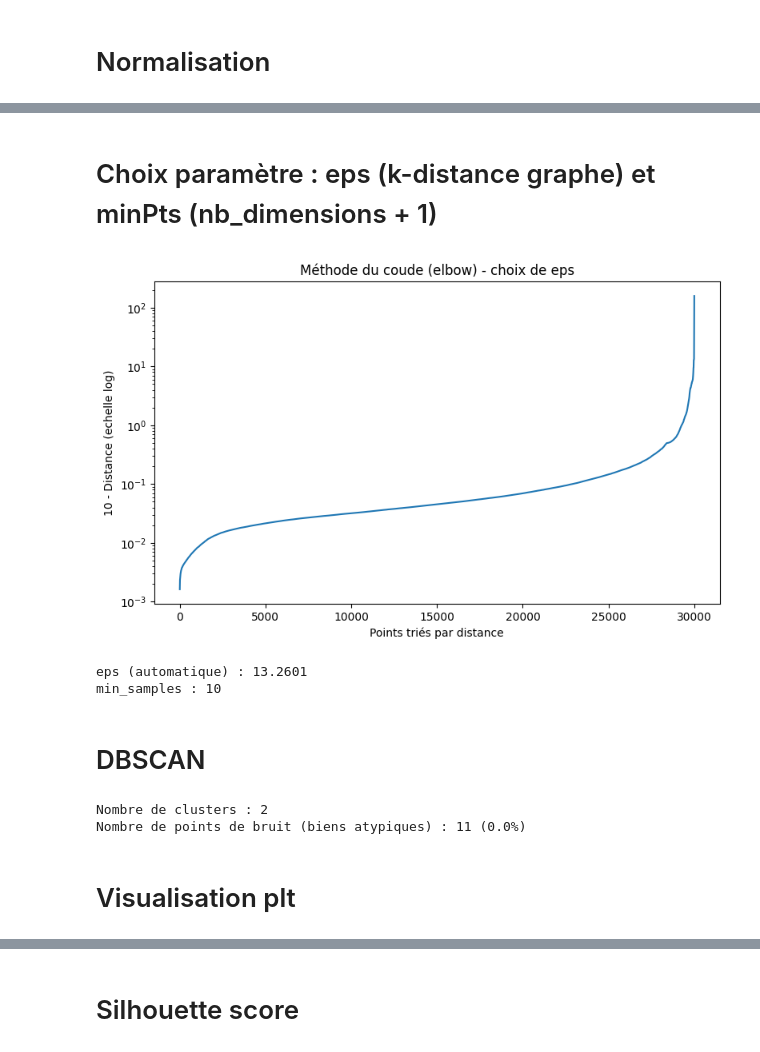
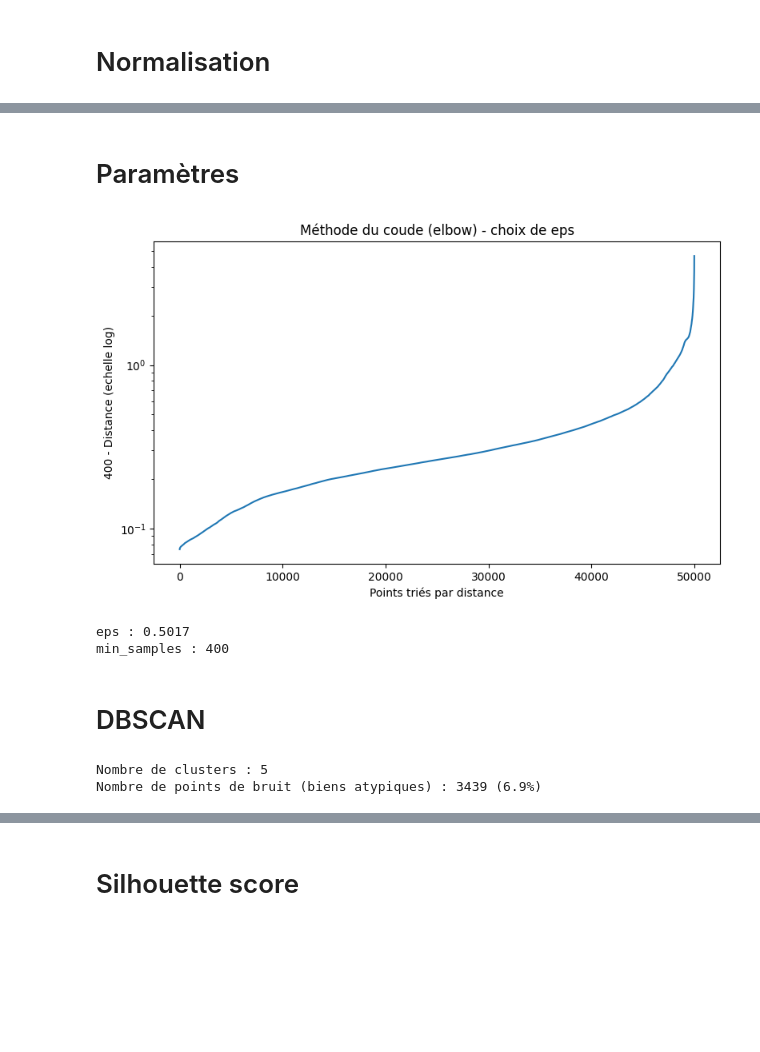
Before and after one commit to Cerisesss/Data-Visualisation-Projet, a Jupyter notebook: script_dbscan.ipynb, the cells around one changed output, grey strips where cells are left out. Cells and saved outputs as stored; diff of their text form; code cells hidden in the pictures; blank space fills up the shorter version.

Commit message:
feat ajout graphe - modif param

```diff
--- a/script_dbscan.ipynb
+++ b/script_dbscan.ipynb
@@ -54,4 +54,4 @@ Name: count, dtype: int64
 # %%
-df = df.sample(n=30000, random_state=42).reset_index(drop=True)
+df = df.sample(n=50000, random_state=42).reset_index(drop=True)
 print(f"Nombre de biens apres echantillonnage : {len(df)}")
 # %% [output]
@@ -131,78 +64,73 @@ Name: count, dtype: int64
 #     df, columns=["code_departement", "type_bien"], prefix=["dept", "type"]
 # )
 
-# Par région
-df_encoded = pd.get_dummies(
-    df, columns=["region", "type_bien"], prefix=["region", "bien"]
-)
-
-nb_dimensions = [
-    "valeur_fonciere", "prix_m2", "surface_bati",
-    "nb_pieces", "terrain_total",
-]
-
 # col_dimensions = nb_dimensions + [
 #     c for c in df_encoded.columns if c.startswith("dept_") or c.startswith("type_")
 # ]
 
-col_dimensions = nb_dimensions + [
-    c for c in df_encoded.columns if c.startswith("region_") or c.startswith("bien_")
+col_dimensions = [
+    "valeur_fonciere", "prix_m2", "surface_bati",
+    "terrain_total", "nb_pieces",
 ]
 
-X = df_encoded[col_dimensions].values
+X = np.column_stack([
+    np.log1p(df[c].clip(lower=0).to_numpy(dtype=float)) for c in col_dimensions
+])
 
 X = StandardScaler().fit_transform(X)
-# %% [markdown]
-# Choix paramètre : eps (k-distance graphe) et minPts (nb_dimensions + 1)
+# %% [markdown]
+# Paramètres
 # %%
-min_samples = 2 * len(nb_dimensions)
-neighbors_fit = NearestNeighbors(n_neighbors=min_samples).fit(X)
+eps = 0.5017
+min_samples = 400
+
+# min_samples = 2 * len(nb_dimensions)
+neighbors_fit = NearestNeighbors(n_neighbors=min_samples, n_jobs=-1).fit(X)
 distances, _ = neighbors_fit.kneighbors(X)
-k_distances = np.sort(distances[:, min_samples-1])
+k_distances = np.sort(distances[:, min_samples - 1])
 
 plt.figure(figsize=(8, 5))
 plt.plot(k_distances)
 plt.yscale("log")
 plt.xlabel("Points triés par distance")
 plt.ylabel(f"{min_samples} - Distance (echelle log)")
 plt.title("Méthode du coude (elbow) - choix de eps")
 plt.tight_layout()
 plt.show()
 
 #################
 
 # Utiliser cette partie si eps est trop grand
 # cut = int(len(k_distances) * 0.99)
 # k_distances_cut = k_distances[:cut]
 
 # kneeLocator = KneeLocator(
 #     range(len(k_distances_cut)), k_distances_cut,
 #     curve="convex", direction="increasing"
 # )
 # eps = k_distances_cut[kneeLocator.knee]
 
 ############
 
 # Mettre en commentqire cette partie si on utilise le bloc de code du haut
-kneeLocator = KneeLocator(
-    range(len(k_distances)), k_distances,
-    curve="convex", direction="increasing"
-)
+# kneeLocator = KneeLocator(
+#     range(len(k_distances)), k_distances, curve="convex", direction="increasing"
+# )
 
-eps = k_distances[kneeLocator.knee]
+# eps = k_distances[kneeLocator.knee]
 
 ###############
 
-print(f"eps (automatique) : {eps:.4f}")
+print(f"eps : {eps:.4f}")
 print(f"min_samples : {min_samples}")
 # %% [output]
-[figure, old version]
+[figure, new version]
-eps (automatique) : 13.2601
-min_samples : 10
+eps : 0.5017
+min_samples : 400
 # %% [markdown]
 # DBSCAN
 # %%
-db = DBSCAN(eps=eps, min_samples=min_samples).fit(X)
+db = DBSCAN(eps=eps, min_samples=min_samples, n_jobs=-1).fit(X)
 core_samples_mask = np.zeros_like(db.labels_, dtype=bool)
 core_samples_mask[db.core_sample_indices_] = True
 labels = db.labels_
@@ -210,14 +138,14 @@ labels = db.labels_
 df["cluster_dbscan"] = labels
 
 n_clusters_ = len(set(labels)) - (1 if -1 in labels else 0)
-
-n_noise_ = list(labels).count(-1)
+n_noise_ = int((labels == -1).sum())
 
 print(f"Nombre de clusters : {n_clusters_}")
 print(f"Nombre de points de bruit (biens atypiques) : {n_noise_} "
       f"({100 * n_noise_ / len(labels):.1f}%)")
+
+effectifs = df[df["cluster_dbscan"] != -1]["cluster_dbscan"].value_counts()
+segments = effectifs[effectifs / len(df) * 100 >= 0.5].index
 # %% [output]
-Nombre de clusters : 2
-Nombre de points de bruit (biens atypiques) : 11 (0.0%)
+Nombre de clusters : 5
+Nombre de points de bruit (biens atypiques) : 3439 (6.9%)
-# %% [markdown]
-# Visualisation plt
```
Also changed, not shown: parts of 16 cells of this notebook.
